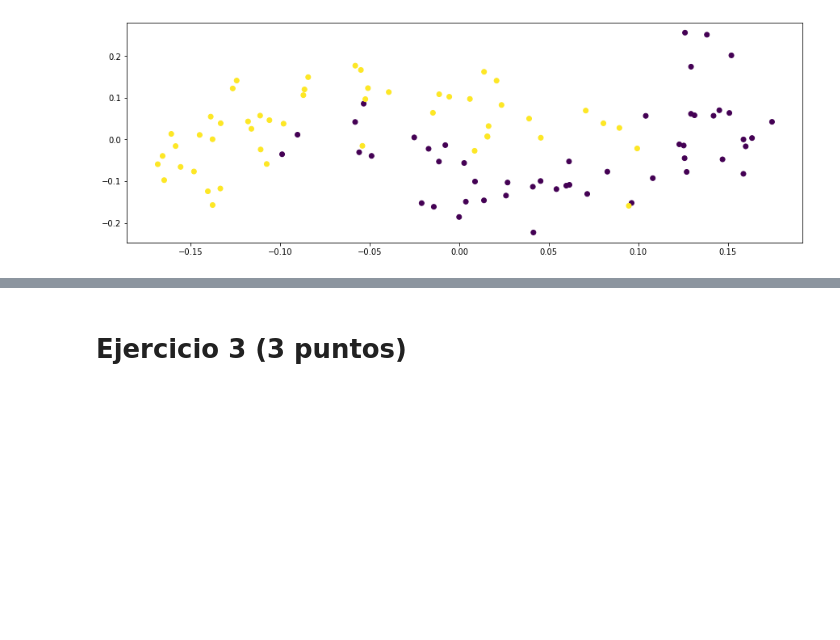
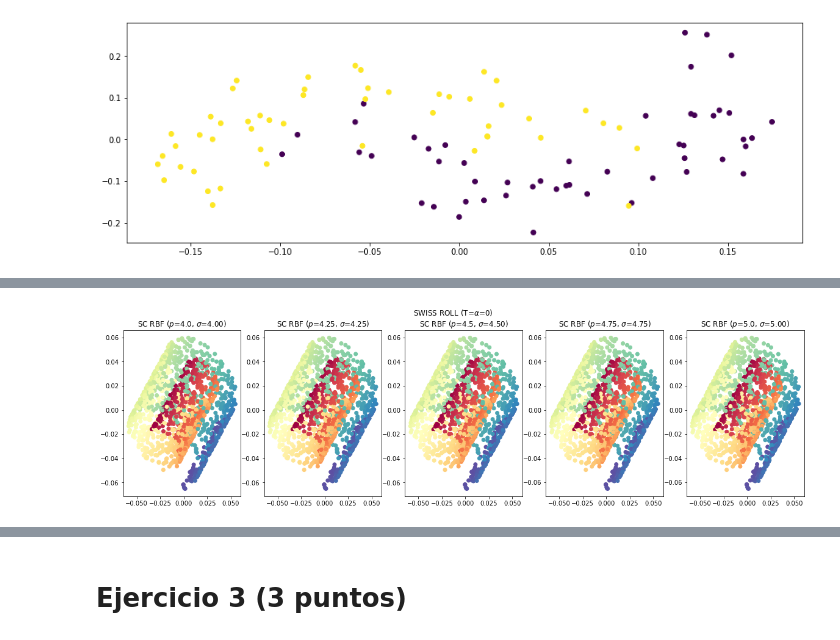
Before and after one commit to glorelvalle/g-mucd, a Jupyter notebook: mf/exam2/EXAM_02_MF_2022_03_31.ipynb, the cells around one changed output, grey strips where cells are left out. Drawn from its saved outputs; the diff is of its cells as text; code cells hidden in the pictures; blank space fills up the shorter version.

```diff
--- a/mf/exam2/EXAM_02_MF_2022_03_31.ipynb
+++ b/mf/exam2/EXAM_02_MF_2022_03_31.ipynb
@@ -370,0 +393,12 @@ argsort ->  [0 1 2 3 4 5 6 8 7 9]
+# %%
+sigma_parameters = np.linspace(4.0, 5.0, 5)
+sc_sigma = [SpectralClustering(sigma=sigma) for sigma in sigma_parameters]
+
+fig, axes = plt.subplots(1, 5, figsize=(20, 5))
+fig.suptitle(r"SWISS ROLL (T=$\alpha$=0)")
+for i, sc in enumerate(sc_sigma):
+    X_red = sc.fit_transform(X)
+    axes[i].scatter(X_red[:, 0], X_red[:, 1], c=color, cmap=my_cmap)
+    axes[i].set_title(r'SC RBF ($p$={0}, $\sigma$={1:.2f})'.format(sigma_parameters[i], sc.sigma))
+# %% [output]
+[figure, added]
```
Also changed, not shown: parts of 20 cells of this notebook.
